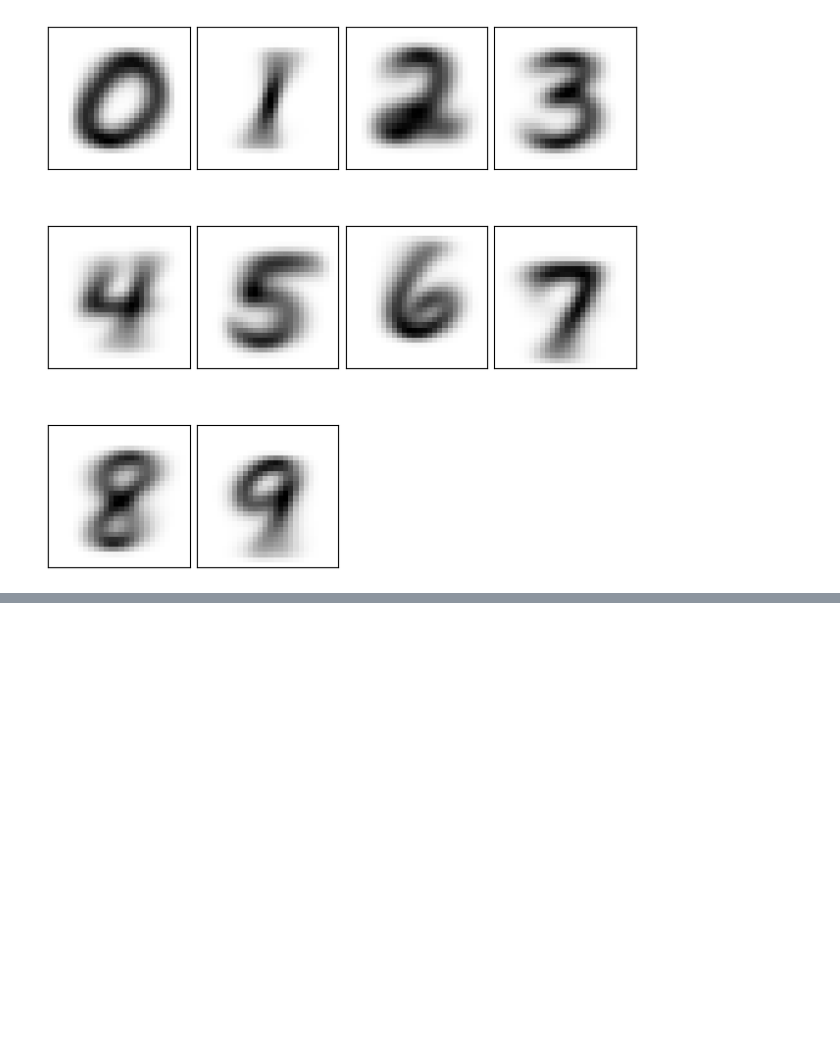
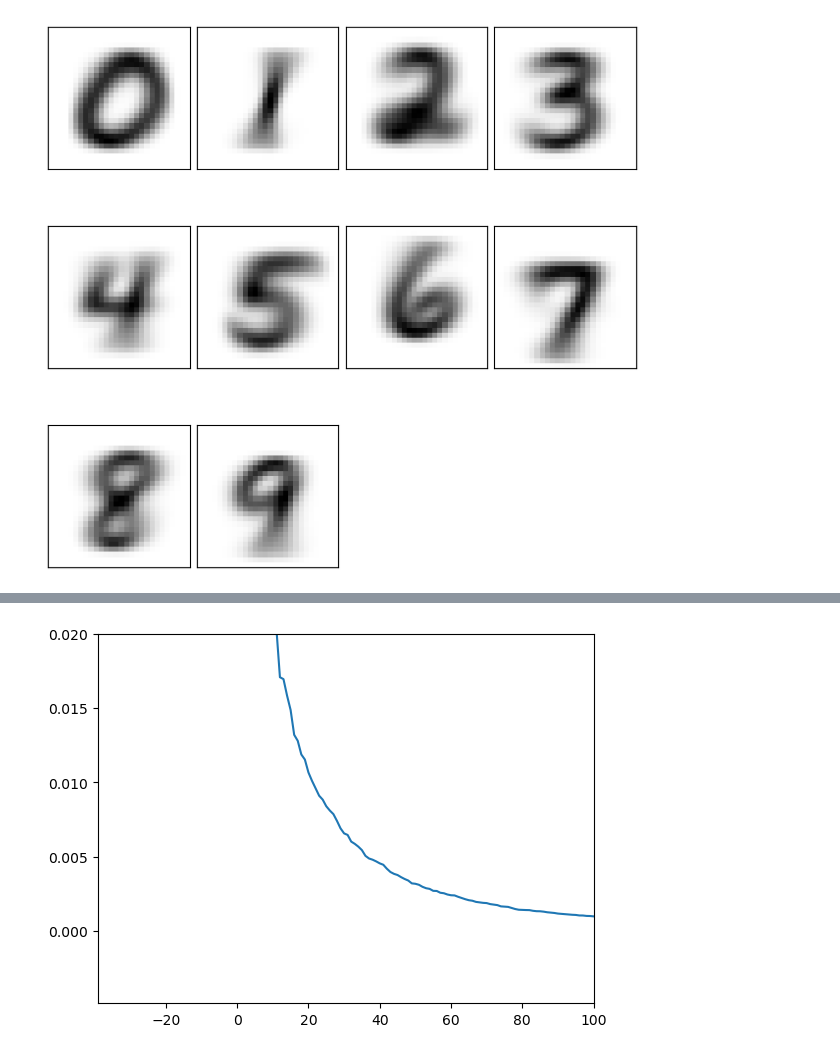
Before and after one commit to COGS118B/Lecture, a Jupyter notebook: Notebook_L15_PCA_etc.ipynb, the cells around one changed output, grey strips where cells are left out. Cells and saved outputs as stored; diff of their text form; code cells hidden in the pictures; blank space fills up the shorter version.

```diff
--- a/Notebook_L15_PCA_etc.ipynb
+++ b/Notebook_L15_PCA_etc.ipynb
@@ -391,0 +384,7 @@ array([[-7.97846875e-18,  5.49695364e-16, -1.97888806e-16,
+# %%
+# zoom in on the elbow!!!
+plt.plot(pca.explained_variance_ratio_);
+plt.xlim(right=100);
+plt.ylim(top=0.02);
+# %% [output]
+[figure, added]
```
Also changed, not shown: parts of 22 cells of this notebook.
